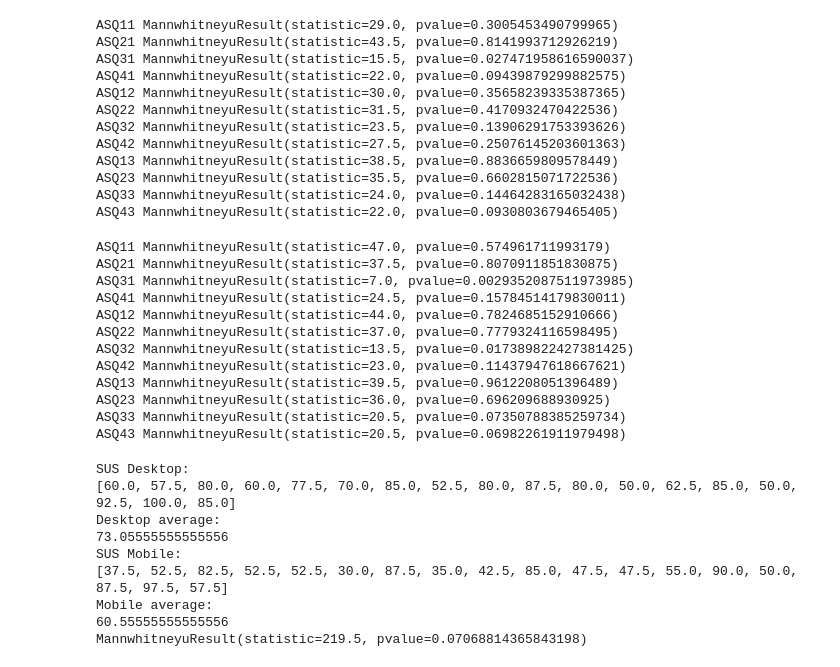
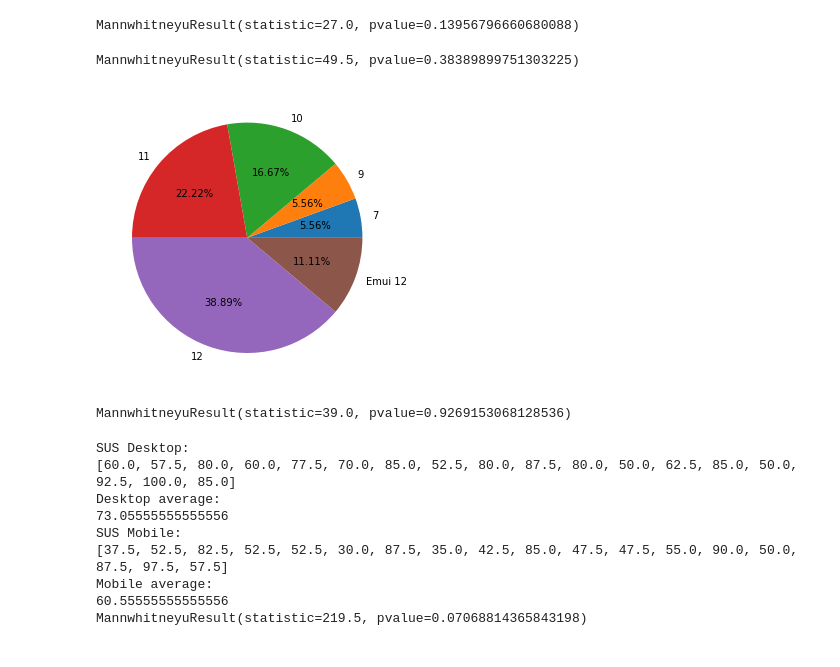
Before and after one commit to RomanGressler/MA, a Jupyter notebook: calc_data.ipynb, the cells around one changed output. Cells and saved outputs as stored; diff of their text form; code cells hidden in the pictures.

```diff
--- a/calc_data.ipynb
+++ b/calc_data.ipynb
@@ -44,51 +31,34 @@ MannwhitneyuResult(statistic=33.0, pvalue=0.506004590937926)
-# %%
-# ASQ U-TEST SAME DEVICE
-for x in range(3):
-    result = mannwhitneyu(desktop['ASQ1' + str(1+x)], mobile['ASQ3' + str(1+x)])
-    print('ASQ1' + str(x+1), result)
-    result = mannwhitneyu(desktop['ASQ2' + str(1+x)], mobile['ASQ4' + str(1+x)])
-    print('ASQ2' + str(x+1), result)
-    result = mannwhitneyu(desktop['ASQ3' + str(1+x)], mobile['ASQ1' + str(1+x)])
-    print('ASQ3' + str(x+1), result)
-    result = mannwhitneyu(desktop['ASQ4' + str(1+x)], mobile['ASQ2' + str(1+x)])
-    print('ASQ4' + str(x+1), result)
-# %% [output]
-ASQ11 MannwhitneyuResult(statistic=29.0, pvalue=0.3005453490799965)
-ASQ21 MannwhitneyuResult(statistic=43.5, pvalue=0.8141993712926219)
-ASQ31 MannwhitneyuResult(statistic=15.5, pvalue=0.027471958616590037)
-ASQ41 MannwhitneyuResult(statistic=22.0, pvalue=0.09439879299882575)
-ASQ12 MannwhitneyuResult(statistic=30.0, pvalue=0.35658239335387365)
-ASQ22 MannwhitneyuResult(statistic=31.5, pvalue=0.4170932470422536)
-ASQ32 MannwhitneyuResult(statistic=23.5, pvalue=0.13906291753393626)
-ASQ42 MannwhitneyuResult(statistic=27.5, pvalue=0.25076145203601363)
-ASQ13 MannwhitneyuResult(statistic=38.5, pvalue=0.8836659809578449)
-ASQ23 MannwhitneyuResult(statistic=35.5, pvalue=0.6602815071722536)
-ASQ33 MannwhitneyuResult(statistic=24.0, pvalue=0.14464283165032438)
-ASQ43 MannwhitneyuResult(statistic=22.0, pvalue=0.0930803679465405)
-# %%
-# ASQ U-TEST DIFFERENT DEVICE
-for x in range(3):
-    result = mannwhitneyu(desktop['ASQ1' + str(1+x)], mobile['ASQ1' + str(1+x)])
-    print('ASQ1' + str(x+1), result)
-    result = mannwhitneyu(desktop['ASQ2' + str(1+x)], mobile['ASQ2' + str(1+x)])
-    print('ASQ2' + str(x+1), result)
-    result = mannwhitneyu(desktop['ASQ3' + str(1+x)], mobile['ASQ3' + str(1+x)])
-    print('ASQ3' + str(x+1), result)
-    result = mannwhitneyu(desktop['ASQ4' + str(1+x)], mobile['ASQ4' + str(1+x)])
-    print('ASQ4' + str(x+1), result)
-# %% [output]
-ASQ11 MannwhitneyuResult(statistic=47.0, pvalue=0.574961711993179)
-ASQ21 MannwhitneyuResult(statistic=37.5, pvalue=0.8070911851830875)
-ASQ31 MannwhitneyuResult(statistic=7.0, pvalue=0.0029352087511973985)
-ASQ41 MannwhitneyuResult(statistic=24.5, pvalue=0.15784514179830011)
-ASQ12 MannwhitneyuResult(statistic=44.0, pvalue=0.7824685152910666)
-ASQ22 MannwhitneyuResult(statistic=37.0, pvalue=0.7779324116598495)
-ASQ32 MannwhitneyuResult(statistic=13.5, pvalue=0.017389822427381425)
-ASQ42 MannwhitneyuResult(statistic=23.0, pvalue=0.11437947618667621)
-ASQ13 MannwhitneyuResult(statistic=39.5, pvalue=0.9612208051396489)
-ASQ23 MannwhitneyuResult(statistic=36.0, pvalue=0.696209688930925)
-ASQ33 MannwhitneyuResult(statistic=20.5, pvalue=0.07350788385259734)
-ASQ43 MannwhitneyuResult(statistic=20.5, pvalue=0.06982261911979498)
+# %%
+# SEE Experience
+# 0 = no experience, 1 = experience with SEE
+# Same order as the survey took place
+
+mannwhitneyu([0,0,1,0,0,0,0,0,0], [0,0,0,0,1,1,1,1,0])
+# %% [output]
+MannwhitneyuResult(statistic=27.0, pvalue=0.13956796660680088)
+# %%
+# Software Development Experinence
+# 0 = no experience, 1 = experience with SD
+# Same order as the survey took place
+
+mannwhitneyu([1,1,1,1,0,0,1,0,1], [0,0,0,0,1,1,1,1,0])
+# %% [output]
+MannwhitneyuResult(statistic=49.5, pvalue=0.38389899751303225)
+# %%
+#Android version
+label = ['7', '9', '10', '11', '12', 'Emui 12']
+count = [1, 1, 3, 4, 7, 2]
+fig = plt.figure()
+ax = fig.add_axes([0,0,1,1])
+ax.pie(count, labels = label,autopct='%1.2f%%')
+plt.savefig('Evaluation\img\droid_version.png', dpi=300)
+plt.show()
+
+# A7=1, A9=2, A10=3, A11=4, A12=5, Emui=6
+mannwhitneyu([4,6,2,5,5,1,5,5,3], [5,4,3,6,5,4,4,5,3])
+# %% [output]
+[figure, added]
+MannwhitneyuResult(statistic=39.0, pvalue=0.9269153068128536)
 # %%
 def calcSUS(df):
     dfSUS1 = df.drop(columns=["Timestamp","Age","Gender","Degree","SEE","Games","Device","Version","Developer","Time1","ASQ11","ASQ12","ASQ13","Time2","ASQ21","ASQ22","ASQ23","Improvements1","Time3","ASQ31","ASQ32","ASQ33","Time4","ASQ41","ASQ42","ASQ43","SUS21","SUS22","SUS23","SUS24","SUS25","SUS26","SUS27","SUS28","SUS29","SUS210","Improvements2"])
```
Also changed, not shown: parts of 5 cells of this notebook, 23 other files.
